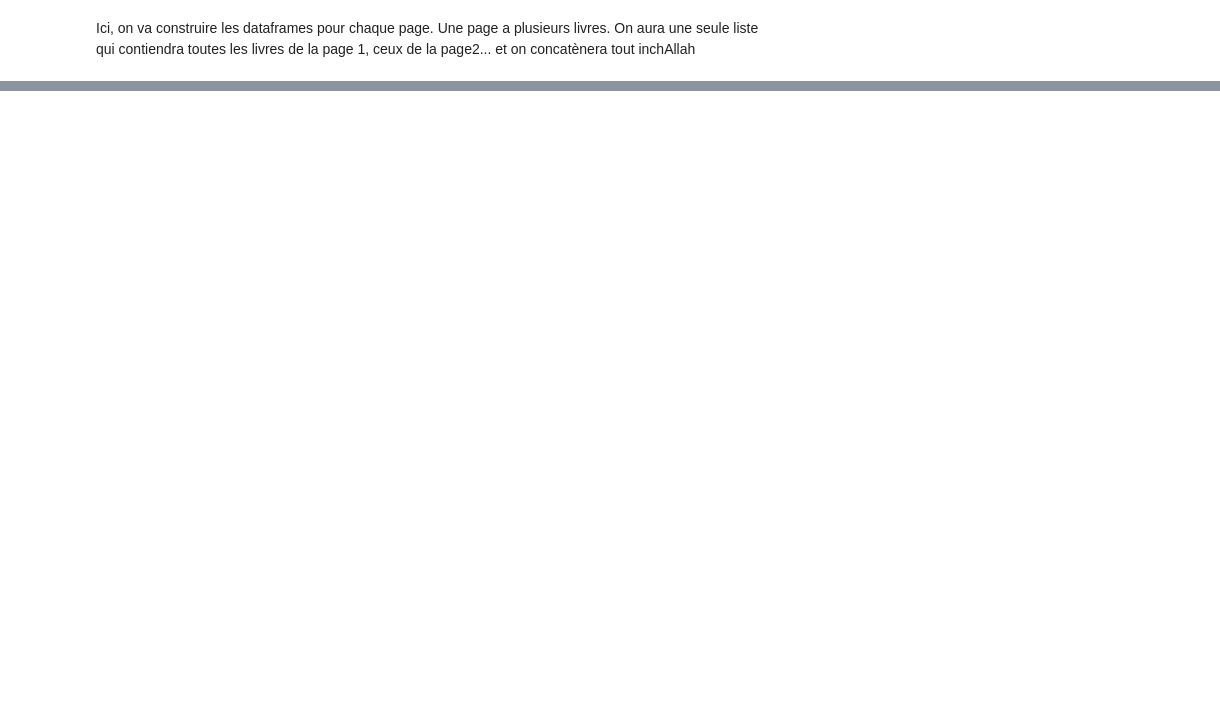
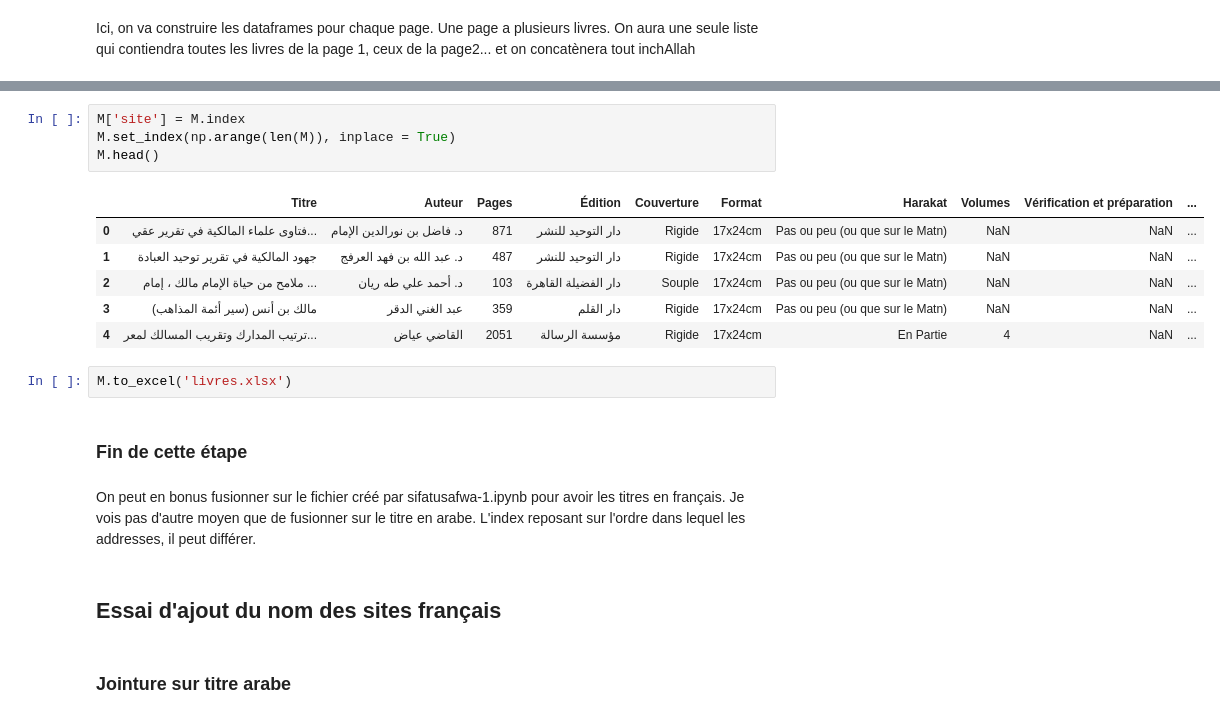
Before and after one commit to eliascopyright/site_analysis, a Jupyter notebook: notebooks/sifatusafwa-2.ipynb, the cells around one changed output, grey strips where cells are left out. Cells and saved outputs as stored; diff of their text form; blank space fills up the shorter version.

```diff
--- a/notebooks/sifatusafwa-2.ipynb
+++ b/notebooks/sifatusafwa-2.ipynb
@@ -356,0 +366,21 @@ ValueError: Can only compare identically-labeled DataFrame objects
+# %%
+M['site'] = M.index
+M.set_index(np.arange(len(M)), inplace = True)
+M.head()
+# %% [output]
+|  | Titre | Auteur | Pages | Édition | Couverture | Format | Harakat | Volumes | Vérification et préparation | ... |
+| 0 | فتاوى علماء المالكية في تقرير عقي... | د. فاضل بن نورالدين الإمام | 871 | دار التوحيد للنشر | Rigide | 17x24cm | Pas ou peu (ou que sur le Matn) | NaN | NaN | ... |
+| 1 | جهود المالكية في تقرير توحيد العبادة | د. عبد الله بن فهد العرفج | 487 | دار التوحيد للنشر | Rigide | 17x24cm | Pas ou peu (ou que sur le Matn) | NaN | NaN | ... |
+| 2 | ملامح من حياة الإمام مالك ، إمام ... | د. أحمد علي طه ريان | 103 | دار الفضيلة القاهرة | Souple | 17x24cm | Pas ou peu (ou que sur le Matn) | NaN | NaN | ... |
+| 3 | مالك بن أنس (سير أئمة المذاهب) | عبد الغني الدقر | 359 | دار القلم | Rigide | 17x24cm | Pas ou peu (ou que sur le Matn) | NaN | NaN | ... |
+| 4 | ترتيب المدارك وتقريب المسالك لمعر... | القاضي عياض | 2051 | مؤسسة الرسالة | Rigide | 17x24cm | En Partie | 4 | NaN | ... |
+# %%
+M.to_excel('livres.xlsx')
+# %% [markdown]
+### Fin  de cette étape
+# %% [markdown]
+On peut en bonus fusionner sur le fichier créé par sifatusafwa-1.ipynb pour avoir les titres en français. Je vois pas d'autre moyen que de fusionner sur le titre en arabe. L'index reposant sur l'ordre dans lequel les addresses, il peut différer.
+# %% [markdown]
+## Essai d'ajout du nom des sites français
+# %% [markdown]
+### Jointure sur titre arabe
```
Also changed, not shown: parts of 51 cells of this notebook, 3 other files.
